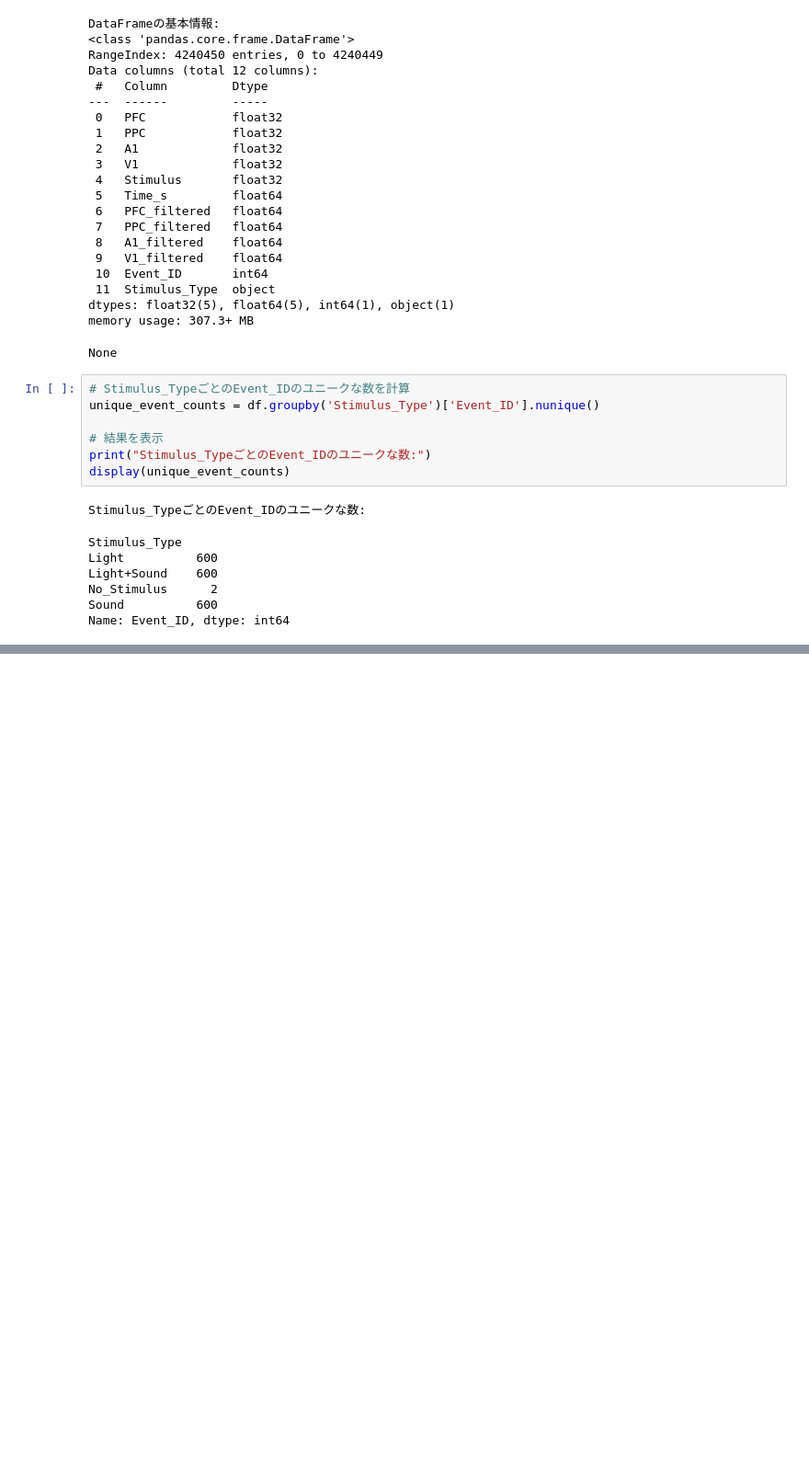
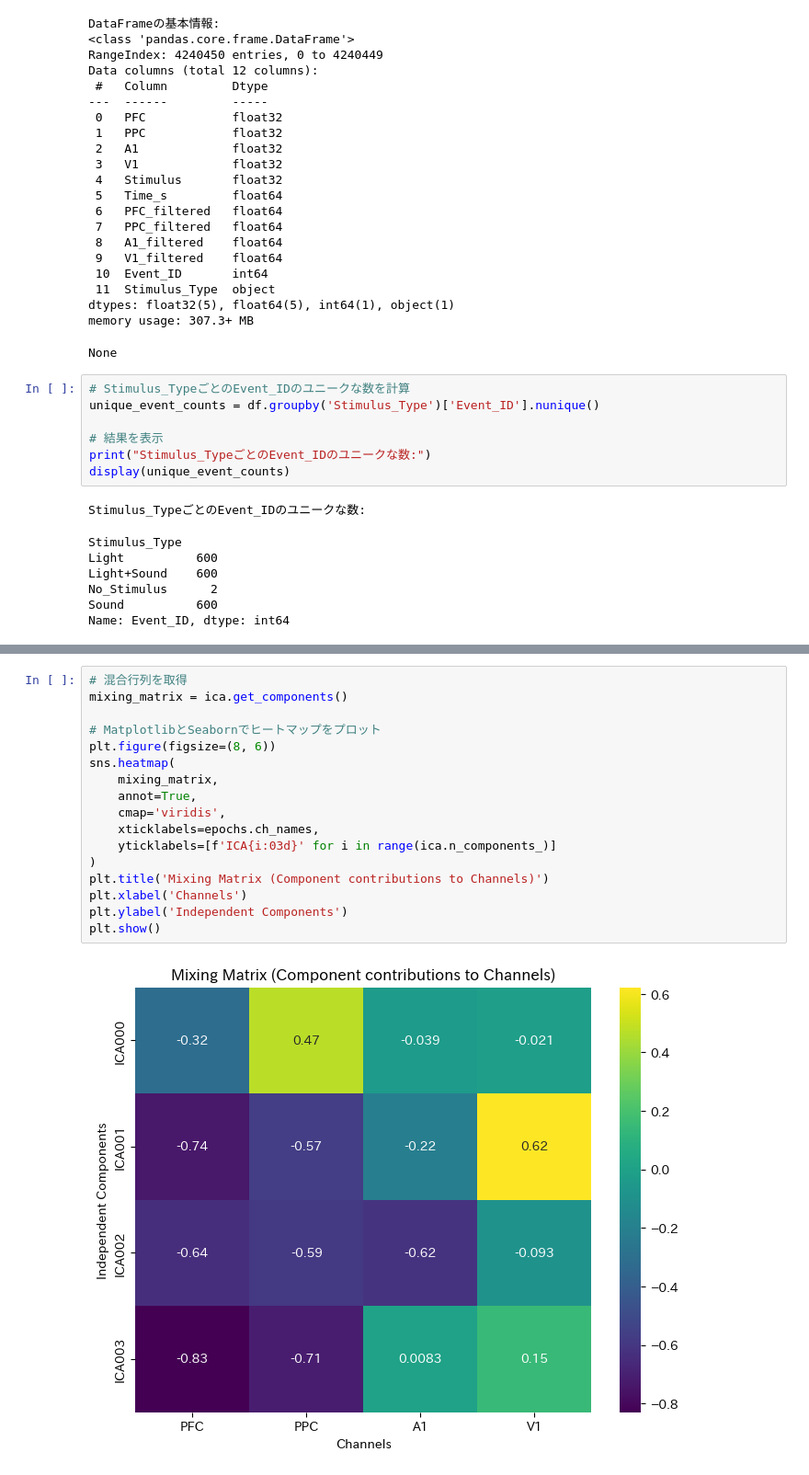
Before and after one commit to nyaamikeneko/pcdh_analyze, a Jupyter notebook: notebooks/03_noise_reduction.ipynb, the cells around one changed output, grey strips where cells are left out. Shown at 92% size. Drawn from its saved outputs; the diff is of its cells as text; blank space fills up the shorter version.

```diff
--- a/notebooks/03_noise_reduction.ipynb
+++ b/notebooks/03_noise_reduction.ipynb
@@ -66,0 +329,19 @@ Name: Event_ID, dtype: int64
+# %%
+# 混合行列を取得
+mixing_matrix = ica.get_components()
+
+# MatplotlibとSeabornでヒートマップをプロット
+plt.figure(figsize=(8, 6))
+sns.heatmap(
+    mixing_matrix,
+    annot=True,
+    cmap='viridis',
+    xticklabels=epochs.ch_names,
+    yticklabels=[f'ICA{i:03d}' for i in range(ica.n_components_)]
+)
+plt.title('Mixing Matrix (Component contributions to Channels)')
+plt.xlabel('Channels')
+plt.ylabel('Independent Components')
+plt.show()
+# %% [output]
+[figure, added]
```
Also changed, not shown: parts of 13 cells of this notebook, 1 other file.
